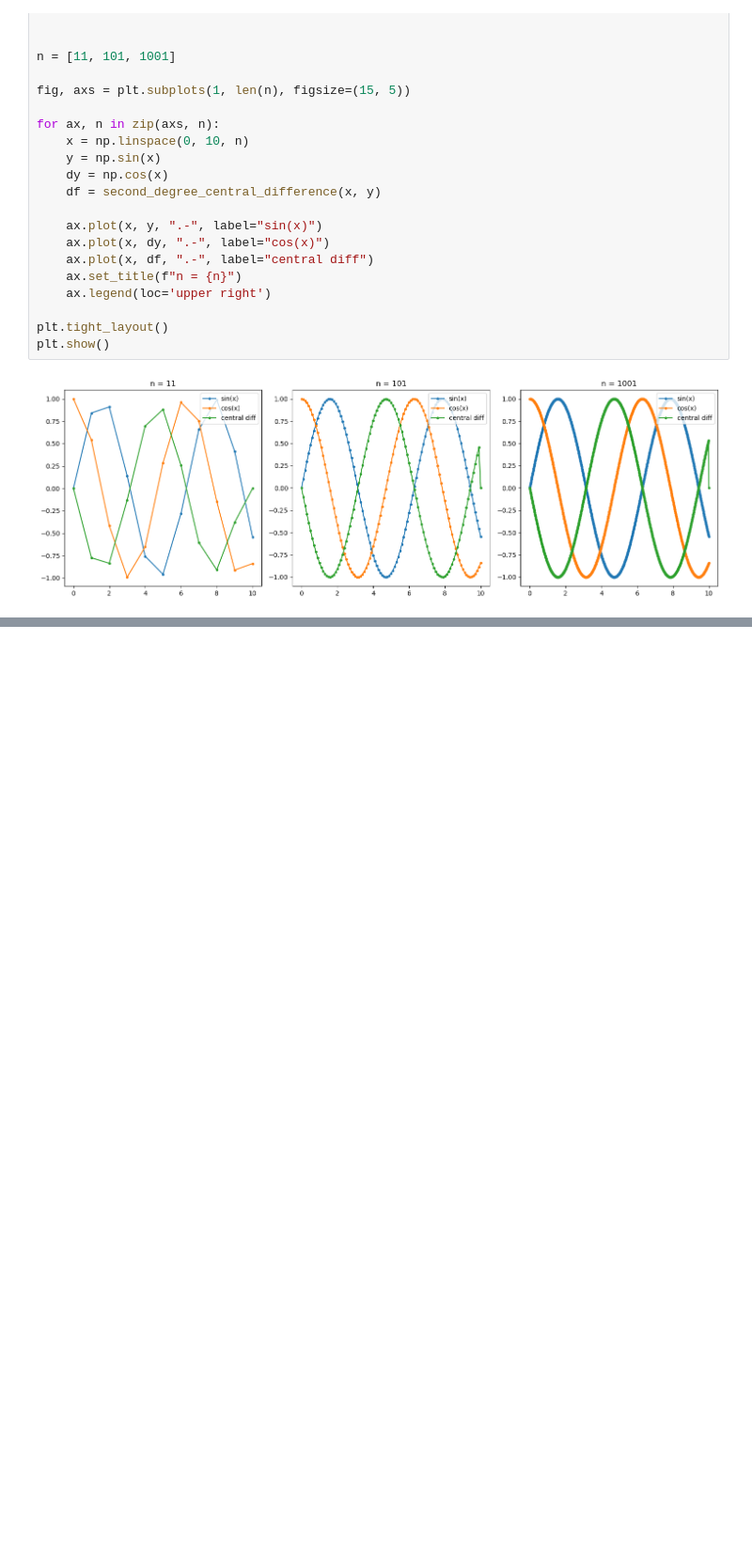
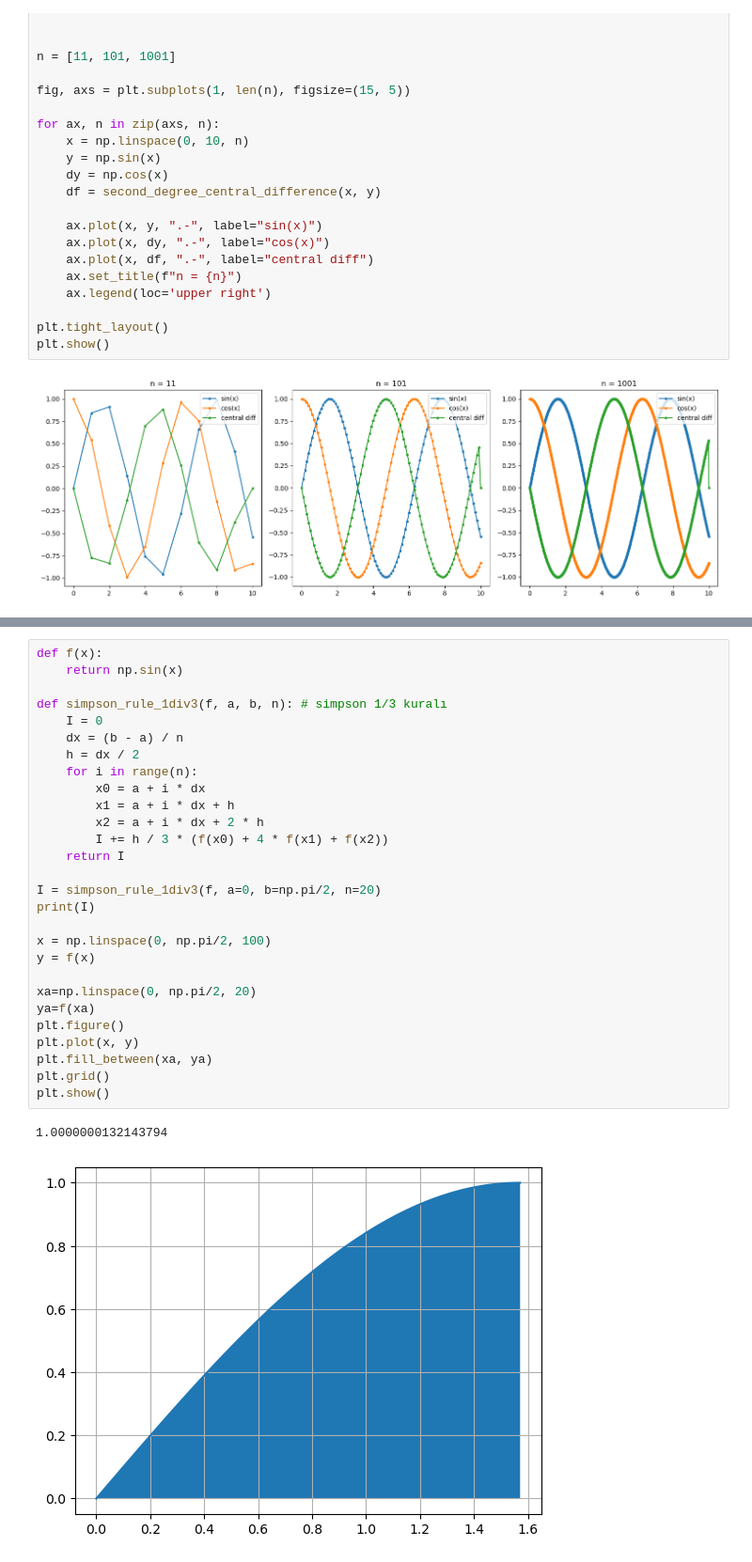
Before and after one commit to ZiyaKolcu/Sayisal-Cozumleme-Jupyter-Notebook, a Jupyter notebook: sayisal_cozumleme.ipynb, the cells around one changed output, grey strips where cells are left out. Shown at 94% size. Cells and saved outputs as stored; diff of their text form; blank space fills up the shorter version.

```diff
--- a/sayisal_cozumleme.ipynb
+++ b/sayisal_cozumleme.ipynb
@@ -2147,0 +2242,31 @@ plt.show()
+# %%
+def f(x):
+    return np.sin(x)
+
+def simpson_rule_1div3(f, a, b, n): # simpson 1/3 kuralı
+    I = 0
+    dx = (b - a) / n
+    h = dx / 2
+    for i in range(n):
+        x0 = a + i * dx
+        x1 = a + i * dx + h
+        x2 = a + i * dx + 2 * h
+        I += h / 3 * (f(x0) + 4 * f(x1) + f(x2))
+    return I
+
+I = simpson_rule_1div3(f, a=0, b=np.pi/2, n=20)
+print(I)
+
+x = np.linspace(0, np.pi/2, 100)
+y = f(x)
+
+xa=np.linspace(0, np.pi/2, 20)
+ya=f(xa)
+plt.figure()
+plt.plot(x, y)
+plt.fill_between(xa, ya)
+plt.grid()
+plt.show()
+# %% [output]
+1.0000000132143794
+[figure, added]
```
Also changed, not shown: parts of 7 cells of this notebook.
